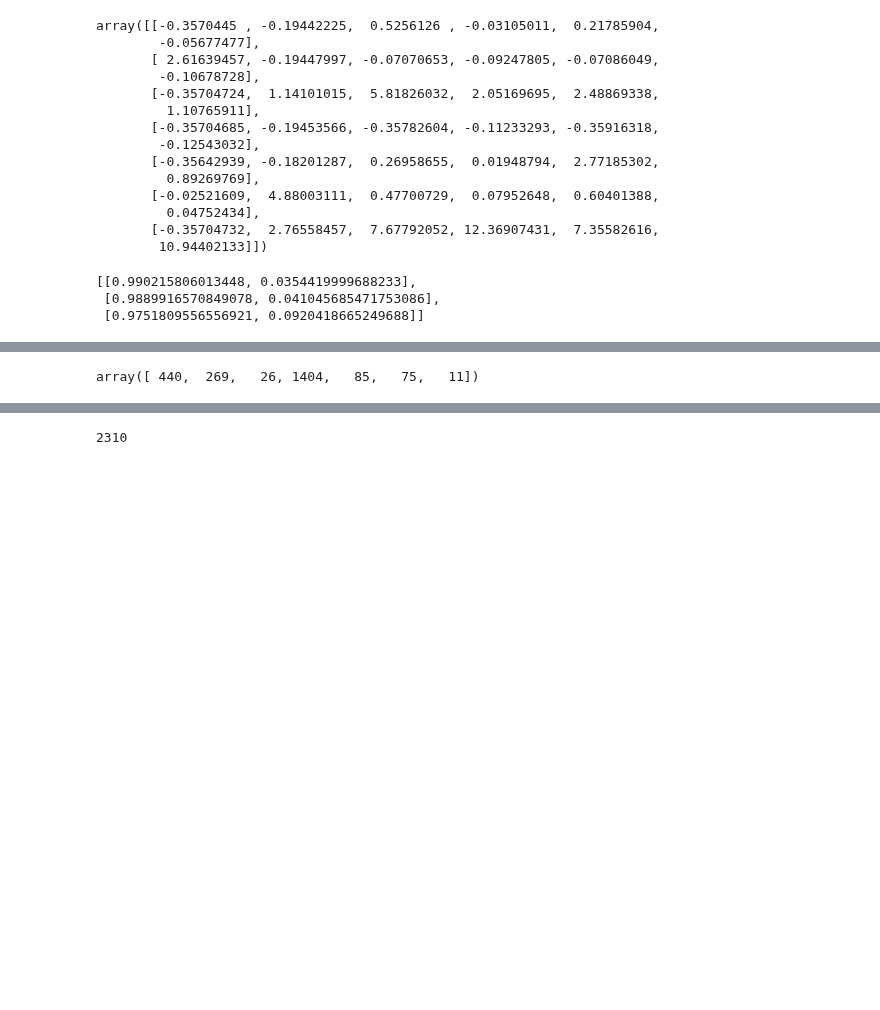
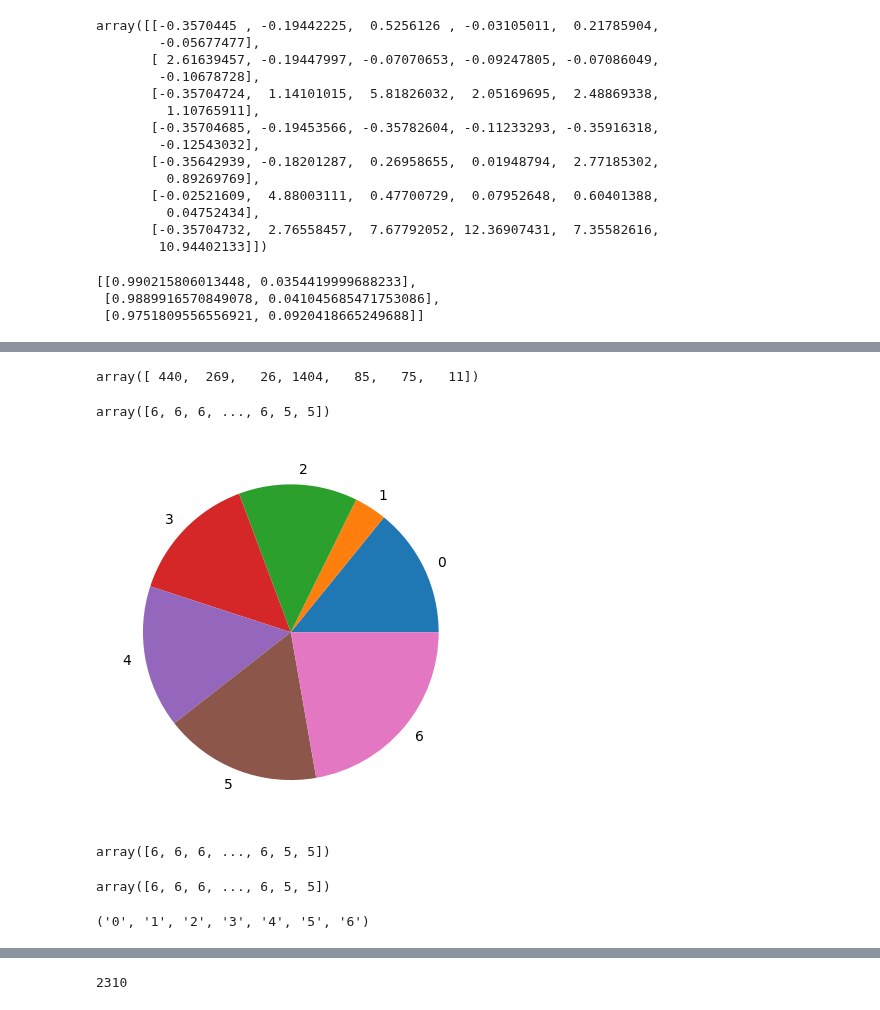
Before and after one commit to allansdefreitas/unsupervised-learning, a Jupyter notebook: questao_1.ipynb, the cells around one changed output, grey strips where cells are left out. Cells and saved outputs as stored; diff of their text form; code cells hidden in the pictures; blank space fills up the shorter version.

Commit message:
pie plot for crisp correction

```diff
--- a/questao_1.ipynb
+++ b/questao_1.ipynb
@@ -555,7 +606,6 @@ crisp_partitions
 # %%
 #Obtendo ARI
-_, c = np.unique(crisp_partitions[0], return_counts=True)
+_, c = np.unique(labels_for_crisp, return_counts=True)
+c
+# %% [output]
+array([ 440,  269,   26, 1404,   85,   75,   11])
-# %%
-c
-# %% [output]
-array([ 440,  269,   26, 1404,   85,   75,   11])
@@ -561,0 +646,27 @@ array([ 440,  269,   26, 1404,   85,   75,   11])
+# %%
+labels_for_crisp = np.argmax(crisp_partitions[1], axis=0)
+label_names = labels_clusters_names
+labels_for_crisp
+# %% [output]
+array([6, 6, 6, ..., 6, 5, 5])
+# %%
+pie_plot_crisp_partition2(crisp_partitions[1], label_names=label_names)
+# %% [output]
+[figure, added]
+# %%
+labels_for_crisp = np.argmax(crisp_partitions[1], axis=0)
+label_names = labels_clusters_names
+labels_for_crisp
+# %% [output]
+array([6, 6, 6, ..., 6, 5, 5])
+# %%
+labels_for_crisp = np.argmax(membership_matrixes[1], axis=0)
+label_names = labels_clusters_names
+labels_for_crisp
+# %% [output]
+array([6, 6, 6, ..., 6, 5, 5])
+# %%
+labels_for_crisp
+label_names
+# %% [output]
+('0', '1', '2', '3', '4', '5', '6')
```
Also changed, not shown: parts of 23 cells of this notebook.
